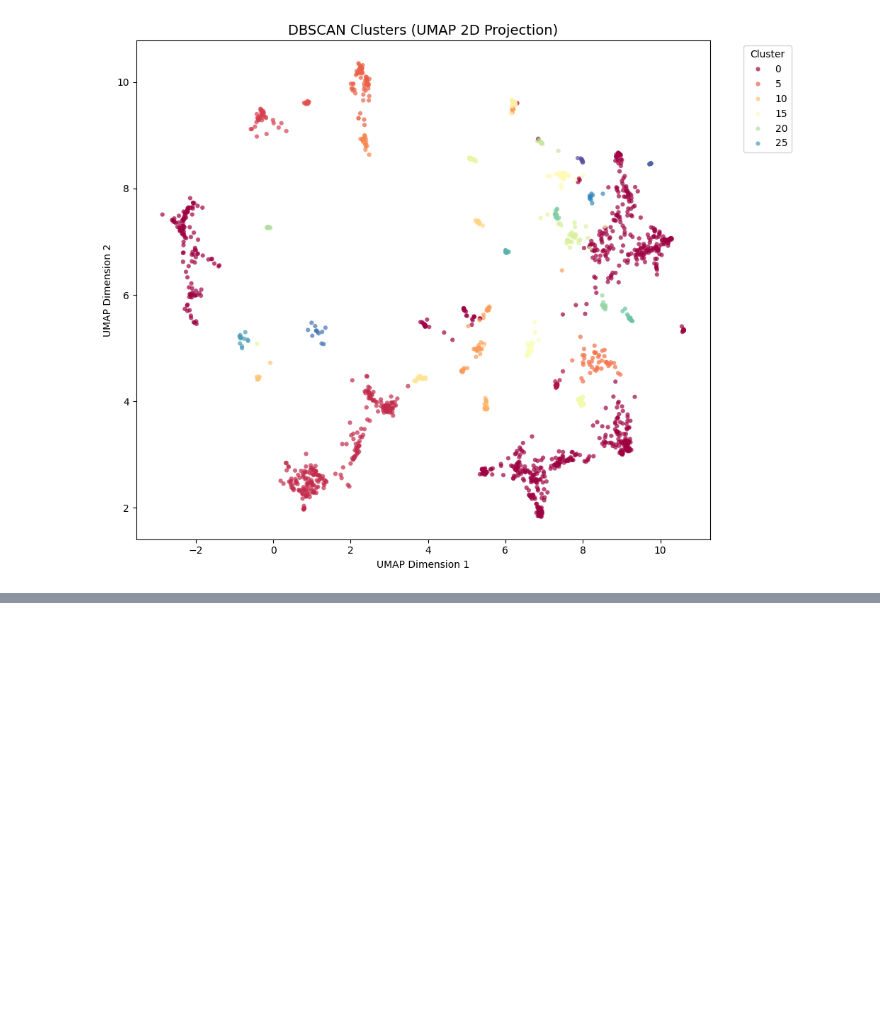
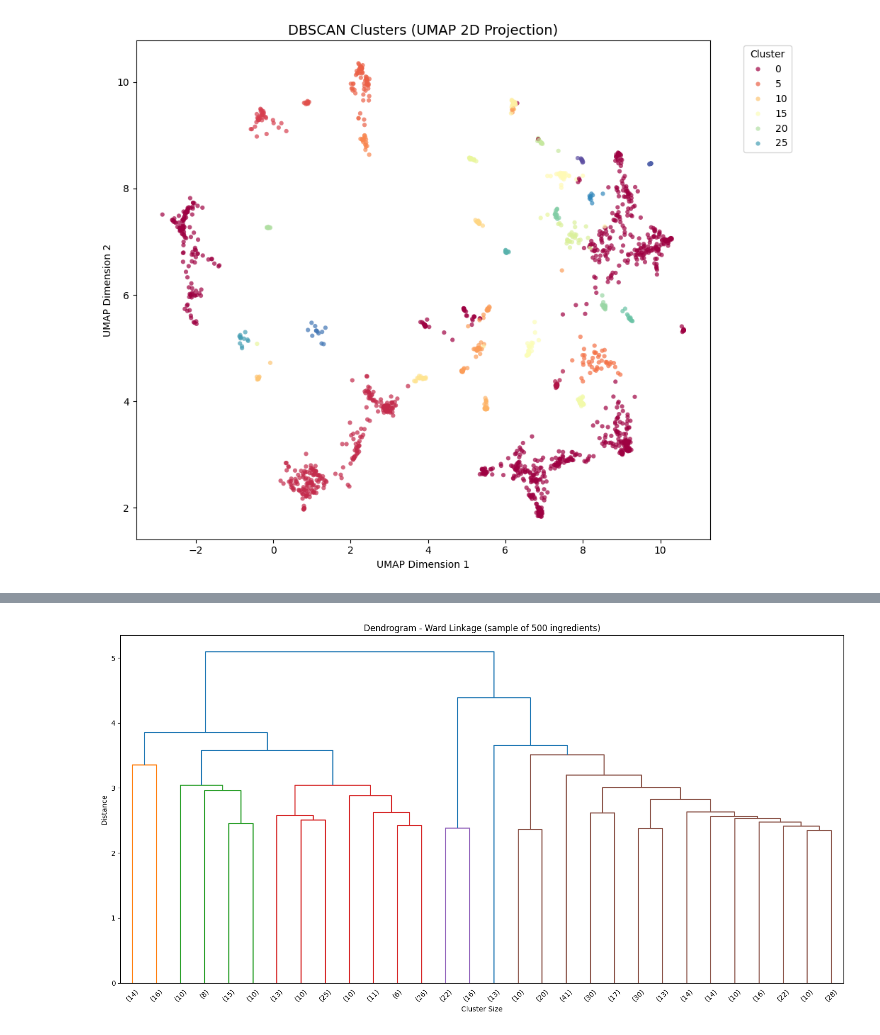
Before and after one commit to Thomas-aub/Food_Mining, a Jupyter notebook: afterllm/ReducedDimension_DBSCAN_VS_HDBSCAN.ipynb, the cells around one changed output, grey strips where cells are left out. Drawn from its saved outputs; the diff is of its cells as text; code cells hidden in the pictures; blank space fills up the shorter version.

Commit message:
Deep comparaison + analyse with different methods

```diff
--- a/afterllm/ReducedDimension_DBSCAN_VS_HDBSCAN.ipynb
+++ b/afterllm/ReducedDimension_DBSCAN_VS_HDBSCAN.ipynb
@@ -475,3 +463,71 @@ fig.show()
 === UMAP VISUALIZATION OF DBSCAN CLUSTERS ===
 n_jobs value 1 overridden to 1 by setting random_state. Use no seed for parallelism.
 [figure]
+# %%
+from sklearn.cluster import AgglomerativeClustering
+from scipy.cluster.hierarchy import dendrogram, linkage
+from scipy.spatial.distance import pdist
+
+print("\n=== HIERARCHICAL CLUSTERING ===")
+
+# Test different linkage methods
+linkage_methods = ['ward', 'complete', 'average', 'single']
+n_clusters_range = [10, 20, 30, 40, 50]
+
+hierarchical_results = []
+
+for linkage_method in linkage_methods:
+    for n_clusters in n_clusters_range:
+        print(f"\nTesting {linkage_method} linkage with {n_clusters} clusters")
+
+        start = time.time()
+
+        # Use reduced data (100D) for computational efficiency
+        agg = AgglomerativeClustering(
+            n_clusters=n_clusters,
+            linkage=linkage_method,
+            metric='euclidean'
+        )
+
+        labels_agg = agg.fit_predict(X_reduced_hdb)
+        elapsed = time.time() - start
+
+        # Evaluate
+        sil = silhouette_score(X_reduced_hdb, labels_agg, sample_size=n_ingredients)
+        ch = calinski_harabasz_score(X_reduced_hdb, labels_agg)
+        db = davies_bouldin_score(X_reduced_hdb, labels_agg)
+
+        hierarchical_results.append({
+            'linkage': linkage_method,
+            'n_clusters': n_clusters,
+            'silhouette': sil,
+            'calinski_harabasz': ch,
+            'davies_bouldin': db,
+            'time': elapsed
+        })
+
+        print(f"  Silhouette: {sil:.3f}, CH: {ch:.1f}, DB: {db:.3f}")
+
+hierarchical_df = pd.DataFrame(hierarchical_results)
+hierarchical_df.to_csv('hierarchical_clustering_results.csv', index=False)
+
+# Find optimal configuration
+best_hier = hierarchical_df.loc[hierarchical_df['silhouette'].idxmax()]
+print(f"\n Best hierarchical: {best_hier['linkage']} with {best_hier['n_clusters']} clusters")
+print(f"  Silhouette: {best_hier['silhouette']:.3f}")
+
+# Create dendrogram for best linkage (on sample for visualization)
+sample_size = 500
+sample_idx = np.random.choice(X_reduced_hdb.shape[0], sample_size, replace=False)
+X_sample = X_reduced_hdb[sample_idx]
+
+plt.figure(figsize=(15, 8))
+Z = linkage(X_sample, method=best_hier['linkage'])
+dendrogram(Z, truncate_mode='lastp', p=30, leaf_font_size=10)
+plt.title(f"Dendrogram - {best_hier['linkage'].capitalize()} Linkage (sample of {sample_size} ingredients)")
+plt.xlabel("Cluster Size")
+plt.ylabel("Distance")
+plt.tight_layout()
+# plt.savefig('dendrogram_hierarchical.png', dpi=300)
+plt.show()
+# %% [output]
@@ -477,0 +551 @@ n_jobs value 1 overridden to 1 by setting random_state. Use no seed for parallel
+[figure, added]
```
Also changed, not shown: parts of 8 cells of this notebook, 1 other file.
